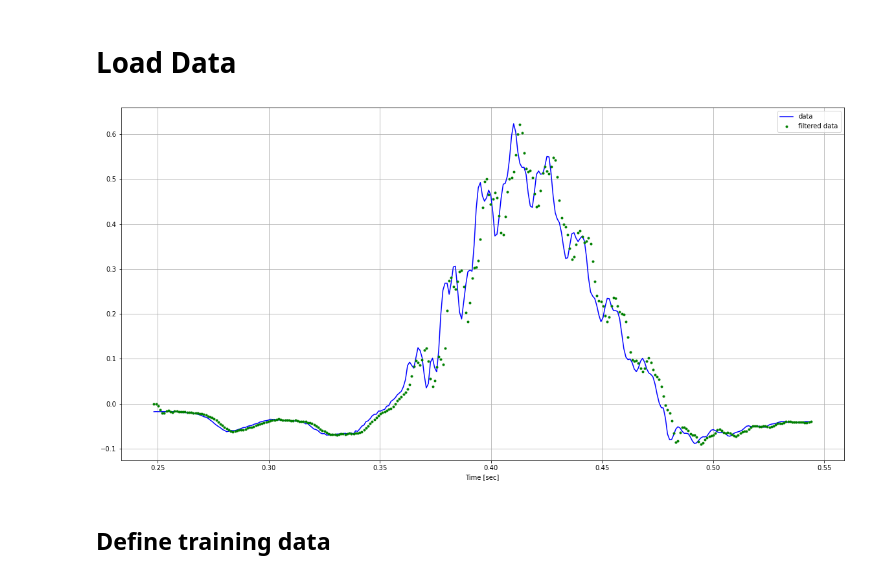
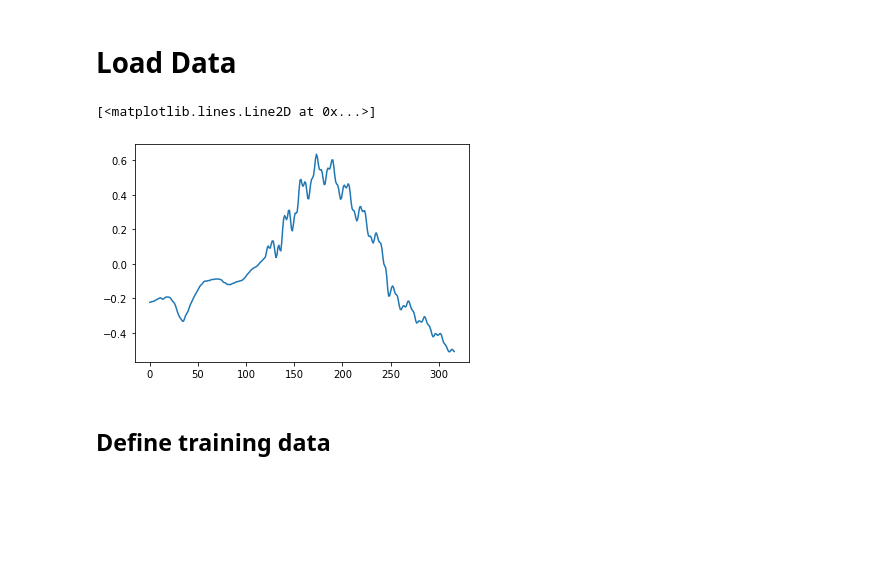
Before and after one commit to cobermai/lhc_anomaly_detection, a Jupyter notebook: notebooks/RB_FPA_FFT_NMF.ipynb, the cells around one changed output. Cells and saved outputs as stored; diff of their text form; code cells hidden in the pictures; blank space fills up the shorter version.

```diff
--- a/notebooks/RB_FPA_FFT_NMF.ipynb
+++ b/notebooks/RB_FPA_FFT_NMF.ipynb
@@ -153,37 +151,27 @@ dataarray_fft_amplitude = dataarray_fft_amplitude[:, :, dataarray_fft_amplitude.
-# %%
-from scipy.signal import butter, lfilter, freqz
-
-def butter_lowpass(cutoff, fs, order=5):
-    return butter(order, cutoff, fs=fs, btype='low', analog=False)
-
-def butter_lowpass_filter(data, cutoff, fs, order=5):
-    b, a = butter_lowpass(cutoff, fs, order=order)
-    y = lfilter(b, a, data)
-    return y
-
-# Filter requirements.
-order = 10
-fs = 1/(dataset_detrend.time.values[1] - dataset_detrend.time.values[0])     # sample rate, Hz
-cutoff = 300  # desired cutoff frequency of the filter, Hz
-
-t = dataset_detrend.time.values
-# "Noisy" data.  We want to recover the 1.2 Hz signal from this.
-data = dataset_detrend.data[2,150] * f_window(len(dataset_detrend.data[2,150] ))
-
-# Filter the data, and plot both the original and filtered signals.
-y = butter_lowpass_filter(data, cutoff, fs, order)
-
-plt.figure(figsize = (20,10))
-plt.plot(t, data, 'b-', label='data')
-plt.plot(t, y, 'g.', linewidth=2, label='filtered data')
-plt.xlabel('Time [sec]')
-plt.grid()
-plt.legend()
-
-plt.subplots_adjust(hspace=0.35)
-plt.show()
-# %% [output]
-[figure, removed]
+# %%
+from scipy.signal import butter, lfilter, freqz, filtfilt
+
+def butter_lowpass(cutoff, fs, order=5):
+    return butter(order, cutoff, fs=fs, btype='low', analog=False)
+
+def butter_lowpass_filter(data, cutoff, fs, order=5):
+    b, a = butter_lowpass(cutoff, fs, order=order)
+    y = filtfilt(b, a, data)
+    return y
+
+cutoff = 300
+fs = 1/(dataset_detrend.time.values[1] - dataset_detrend.time.values[0]),
+order = 10
+da_filtered = xr.apply_ufunc(butter_lowpass_filter,
+                   dataset_detrend.data,
+                   cutoff,
+                   fs,
+                   order)
+
+plt.plot(da_filtered[2, 150])
+# %% [output]
+[<matplotlib.lines.Line2D at 0x...>]
+[figure, added]
 # %%
 lower_bound = 1e-3
 upper_bound = 1
```
Also changed, not shown: parts of 17 cells of this notebook, 6 other files.
